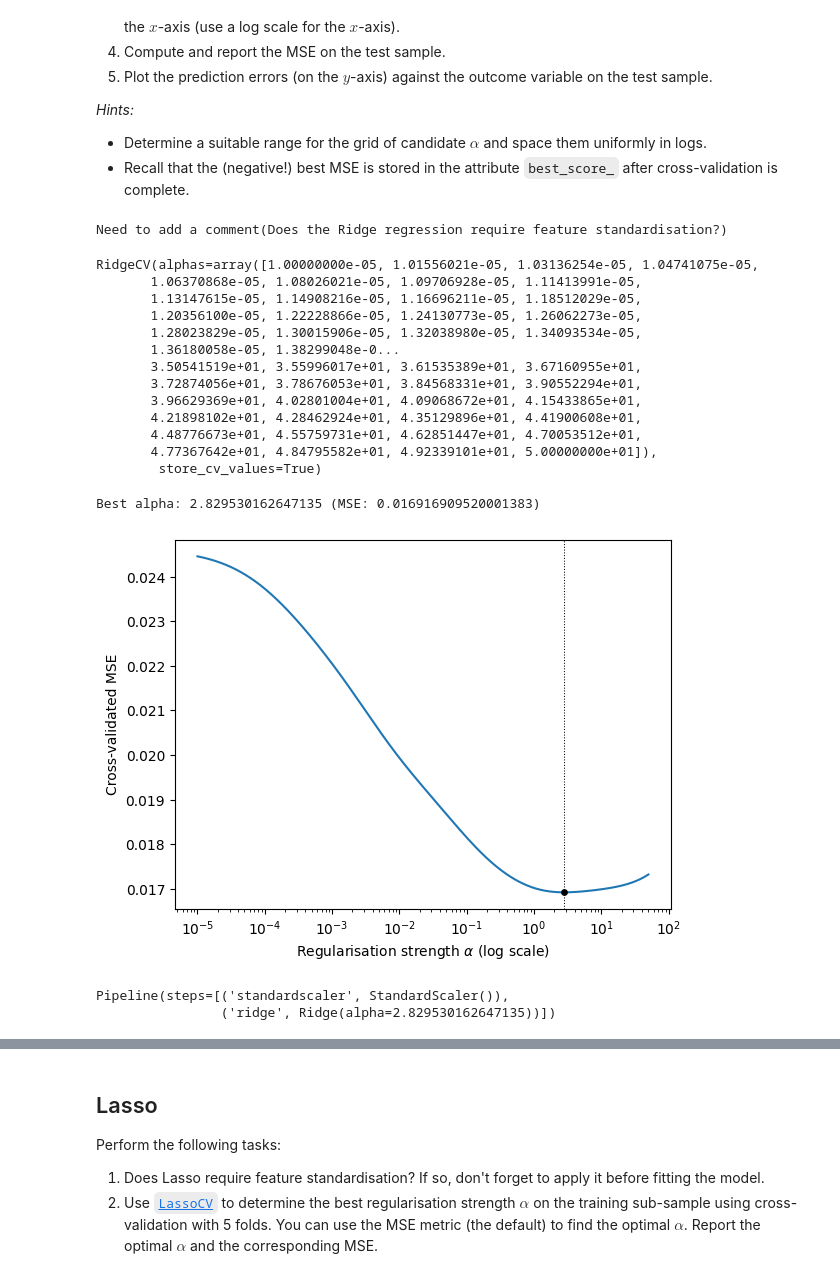
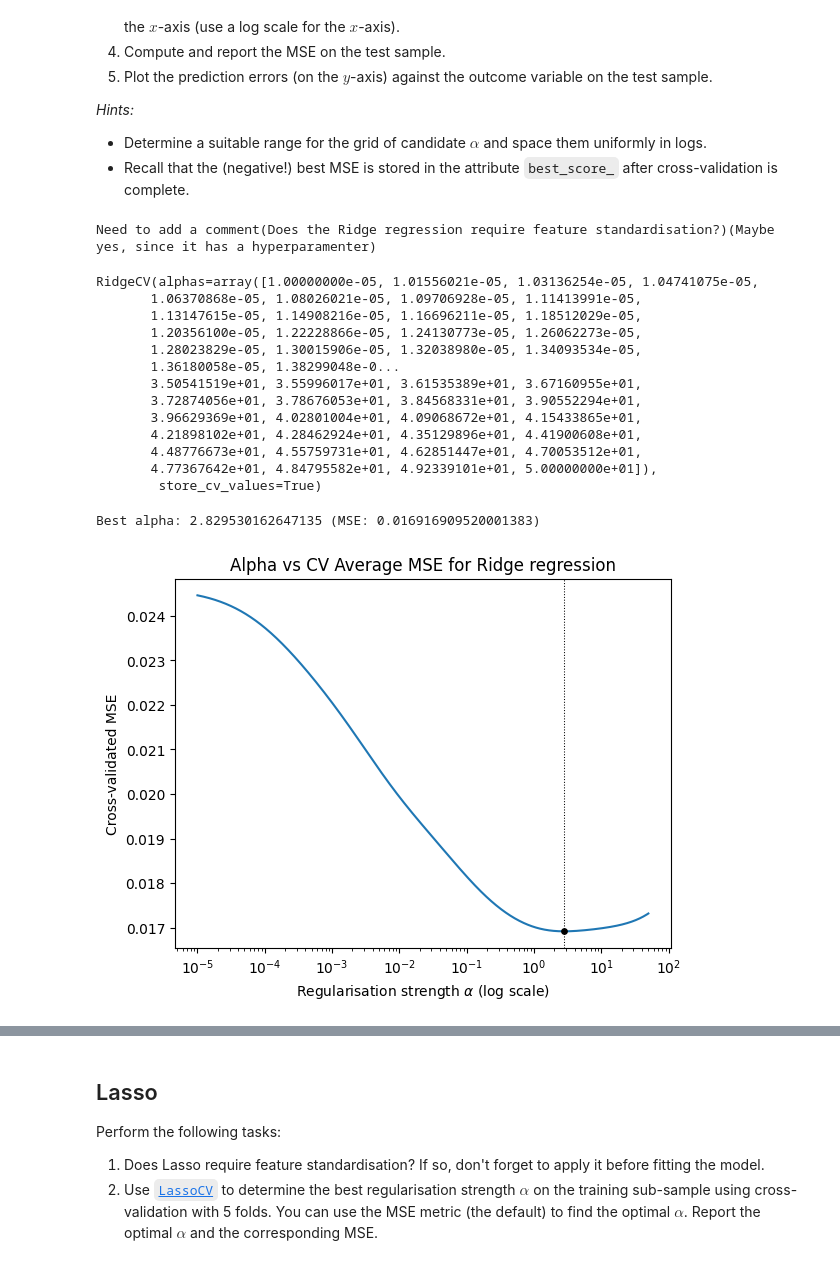
Before and after one commit to JynxC98/ML-Finance-Project-1, a Jupyter notebook: project.ipynb, the cells around one changed output, grey strips where cells are left out. Cells and saved outputs as stored; diff of their text form; code cells hidden in the pictures.

Commit message:
Refactored, added some comments and doubts

```diff
--- a/project.ipynb
+++ b/project.ipynb
@@ -113,8 +113,11 @@ Apply the following steps to preprocess the data before estimation:
     the kernel density or histogram plots for the logged variables.
     Name the transformed columns `logSalePrice`, `logLivingArea` and `logLotArea`.
 # %%
+# Drop nan rows and trim outliers
+
 df.dropna(inplace=True)
-for col in ['SalePrice', 'LivingArea', 'LotArea']:
+features_to_recode = ['SalePrice', 'LivingArea', 'LotArea'] # If order is changed, the number of rows are different. If all conditions are added in one go 1317 rows are there.
+for col in features_to_recode:
     df = df[(df[col] > df[col].quantile(0.01)) & (df[col] < df[col].quantile(0.99))]
 df
 # %% [output]
@@ -132,23 +135,30 @@ df
 | 1459 | 147500.0 | 923.087413 | Edwards | Single-family | 5 | 6 | 1965 | ... |
 1301 rows × 13 columns
 # %%
+# Recode CentralAir, Fireplaces, BuildingType
+
 import matplotlib.pyplot as plt
 import numpy as np
+
 df['HasCentralAir'] = df.apply(lambda row: 1 if row.CentralAir == 'Y' else 0, axis=1)
 df['HasFireplace'] = df.apply(lambda row: 1 if row.Fireplaces >= 1 else 0, axis=1)
 df['IsSingleFamily'] = df.apply(lambda row: 1 if row.BuildingType == 'Single-family' else 0, axis=1)
+
+# Plot Histograms of SalePrice, LivingArea, LotArea
 fig, axis = plt.subplots(1,3,figsize=(12,3))
 fig.suptitle('Histograms of SalePrice, LivingArea, LotArea')
 for idx, col in enumerate(['SalePrice', 'LivingArea', 'LotArea']):
     axis[idx].hist(df[col], label=col)
     axis[idx].legend()
 
-df['logSalePrice'] = df.apply(lambda row: np.log(row.SalePrice), axis=1)
-df['logLivingArea'] = df.apply(lambda row: np.log(row.LivingArea), axis=1)
-df['logLotArea'] = df.apply(lambda row: np.log(row.LotArea), axis=1)
+# Find logSalePrice, logLivingArea, logLotArea
+df['logSalePrice'] = np.log(df['SalePrice'])
+df['logLivingArea'] = np.log(df['LivingArea'])
+df['logLotArea'] = np.log(df['LotArea'])
 
+# Plot Histograms of logSalePrice, logLivingArea, logLotArea
 fig, axis = plt.subplots(1,3,figsize=(12,3))
-fig.suptitle('Histograms of logSalePrice, logLivingArea,logLotArea')
+fig.suptitle('Histograms of logSalePrice, logLivingArea, logLotArea')
 for idx, col in enumerate(['logSalePrice', 'logLivingArea', 'logLotArea']):
     axis[idx].hist(df[col], label=col)
     axis[idx].legend()
@@ -259,10 +270,11 @@ sample contains 70% of observations.
 - Make sure to define the training and test samples only *once* so that they are identical for all estimators used below.
 # %%
 from sklearn.model_selection import train_test_split
+
 random_state = 123
 test_size = 0.3
-
-X_train, X_test, Y_train, Y_test = train_test_split(X, df['logSalePrice'],
+Y = df['logSalePrice']
+X_train, X_test, Y_train, Y_test = train_test_split(X, Y,
     test_size=test_size,
     random_state=random_state
 )
@@ -334,17 +342,15 @@ Perform the following tasks:
 # %%
 from sklearn.linear_model import Ridge, RidgeCV
 from sklearn.preprocessing import StandardScaler
-from sklearn.pipeline import make_pipeline
 scaler = StandardScaler()
 
-print('Need to add a comment(Does the Ridge regression require feature standardisation?)')
-X_train_ridge = scaler.fit_transform(X_train)
-X_test_ridge = scaler.fit_transform(X_test)
+print('Need to add a comment(Does the Ridge regression require feature standardisation?)(Maybe yes, since it has a hyperparamenter)')
+X_train_ridge = scaler.fit_transform(X_train) # Should we use X_train or X?(For all standardisation regressions)
 alphas = np.logspace(start=np.log10(1.0e-5), stop=np.log10(50), num=1000)
-rcv = RidgeCV(alphas=alphas, store_cv_values=True).fit(X_train_ridge, Y_train)
-rcv
+rcv = RidgeCV(alphas=alphas, store_cv_values=True)
+rcv.fit(X_train_ridge, Y_train)
 # %% [output]
-Need to add a comment(Does the Ridge regression require feature standardisation?)
+Need to add a comment(Does the Ridge regression require feature standardisation?)(Maybe yes, since it has a hyperparamenter)
 RidgeCV(alphas=array([1.00000000e-05, 1.01556021e-05, 1.03136254e-05, 1.04741075e-05,
        1.06370868e-05, 1.08026021e-05, 1.09706928e-05, 1.11413991e-05,
        1.13147615e-05, 1.14908216e-05, 1.16696211e-05, 1.18512029e-05,
@@ -371,24 +374,18 @@ Best alpha: 2.829530162647135 (MSE: 0.016916909520001383)
 # %%
 # Compute average MSE for each alpha value across all folds
 mse_mean = np.mean(rcv.cv_values_, axis=0)
 
 # Index of MSE-minimising alpha
 imin = np.argmin(mse_mean)
 
 # Plot MSE against alphas, highlight minimum MSE
+plt.title('Alpha vs CV Average MSE for Ridge regression')
 plt.plot(alphas, mse_mean)
 plt.xlabel(r'Regularisation strength $\alpha$ (log scale)')
 plt.ylabel('Cross-validated MSE')
 plt.scatter(alphas[imin], mse_mean[imin], s=15, c='black', zorder=100)
 plt.axvline(alphas[imin], ls=':', lw=0.75, c='black')
 plt.xscale('log')
 # %% [output]
-[figure, old version]
+[figure, new version]
-# %%
-ridge = Ridge(alpha=alpha_best, fit_intercept=True)
-pipe_ridge = make_pipeline(StandardScaler(), ridge)
-pipe_ridge.fit(X_train, Y_train)
-# %% [output]
-Pipeline(steps=[('standardscaler', StandardScaler()),
-                ('ridge', Ridge(alpha=2.829530162647135))])
 # %%
```
Also changed, not shown: parts of 13 cells of this notebook.
